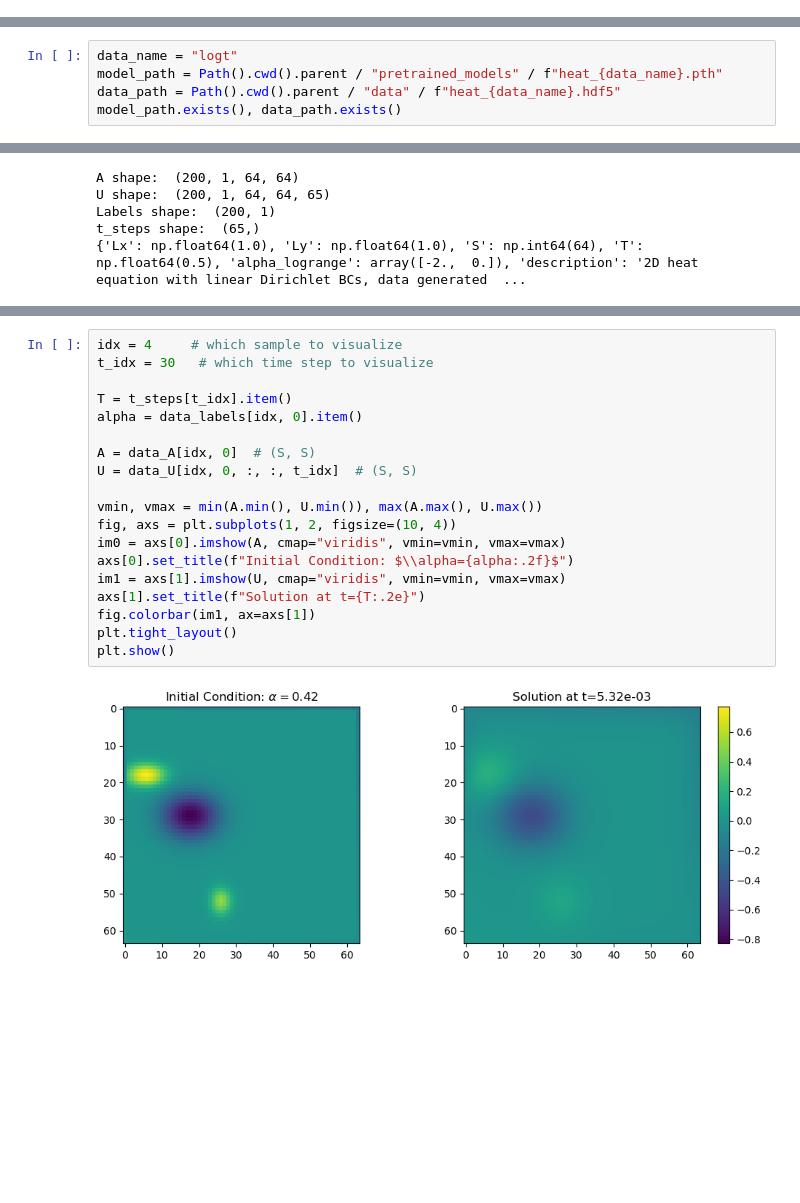
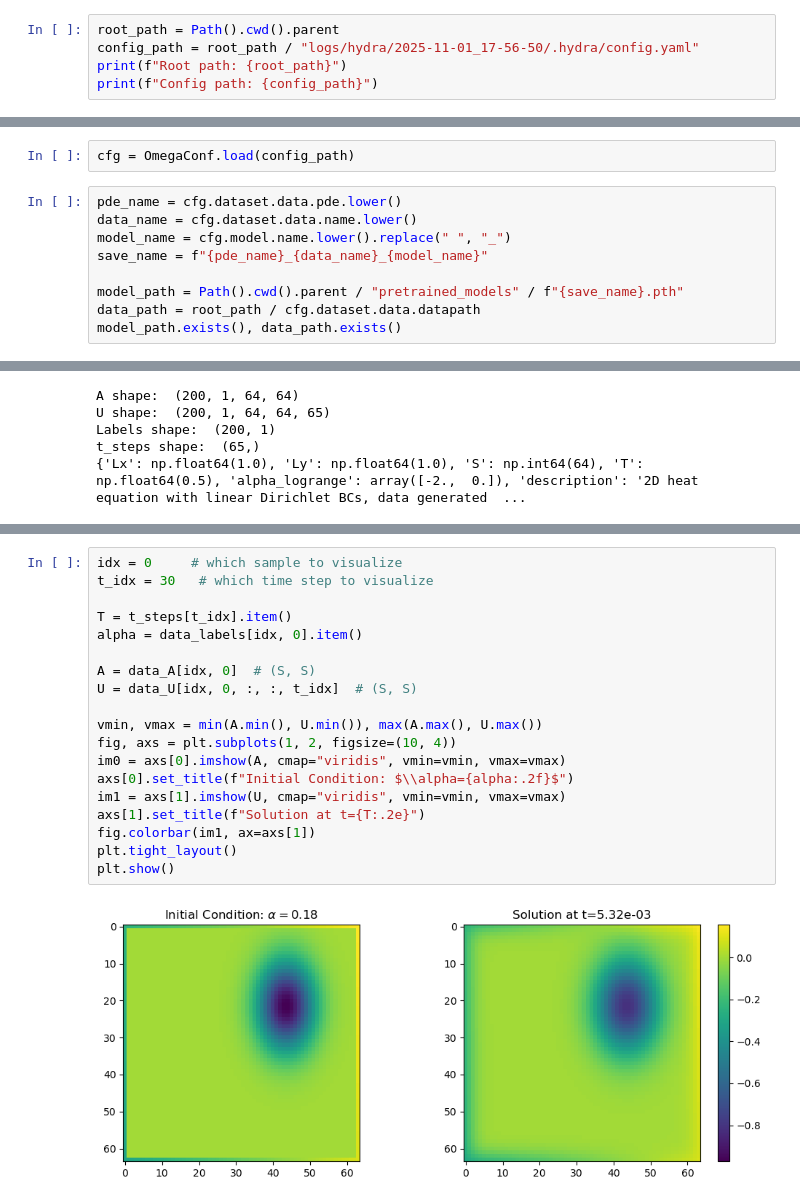
Before and after one commit to cmt-dtu-energy/dynamical-pde-diffusion, a Jupyter notebook: notebooks/01_heat_model.ipynb, the cells around one changed output, grey strips where cells are left out. Saved outputs shown, nothing was run; the diff lists cells and outputs as text; blank space fills up the shorter version.

```diff
--- a/notebooks/01_heat_model.ipynb
+++ b/notebooks/01_heat_model.ipynb
@@ -12,2 +12,7 @@ from torch.func import jvp
 
 from pathlib import Path
+# %%
+root_path = Path().cwd().parent
+config_path = root_path / "logs/hydra/2025-11-01_17-56-50/.hydra/config.yaml"
+print(f"Root path: {root_path}")
+print(f"Config path: {config_path}")
@@ -14,7 +22,13 @@ from pathlib import Path
+# %%
+cfg = OmegaConf.load(config_path)
 # %%
-data_name = "logt"
-model_path = Path().cwd().parent / "pretrained_models" / f"heat_{data_name}.pth"
-data_path = Path().cwd().parent / "data" / f"heat_{data_name}.hdf5"
+pde_name = cfg.dataset.data.pde.lower()
+data_name = cfg.dataset.data.name.lower()
+model_name = cfg.model.name.lower().replace(" ", "_")
+save_name = f"{pde_name}_{data_name}_{model_name}"
+
+model_path = Path().cwd().parent / "pretrained_models" / f"{save_name}.pth"
+data_path = root_path / cfg.dataset.data.datapath
 model_path.exists(), data_path.exists()
 # %% [output]
 (True, True)
@@ -52,23 +72,23 @@ edm.load_state_dict(torch.load(model_path, weights_only=True))
 # %% [output]
 <All keys matched successfully>
 # %%
-idx = 4     # which sample to visualize
+idx = 0     # which sample to visualize
 t_idx = 30   # which time step to visualize
 
 T = t_steps[t_idx].item()
 alpha = data_labels[idx, 0].item()
 
 A = data_A[idx, 0]  # (S, S)
 U = data_U[idx, 0, :, :, t_idx]  # (S, S)
 
 vmin, vmax = min(A.min(), U.min()), max(A.max(), U.max())
 fig, axs = plt.subplots(1, 2, figsize=(10, 4))
 im0 = axs[0].imshow(A, cmap="viridis", vmin=vmin, vmax=vmax)
 axs[0].set_title(f"Initial Condition: $\\alpha={alpha:.2f}$")
 im1 = axs[1].imshow(U, cmap="viridis", vmin=vmin, vmax=vmax)
 axs[1].set_title(f"Solution at t={T:.2e}")
 fig.colorbar(im1, ax=axs[1])
 plt.tight_layout()
 plt.show()
 # %% [output]
-[figure, old version]
+[figure, new version]
```
Also changed, not shown: parts of 12 cells of this notebook, 9 other files.
